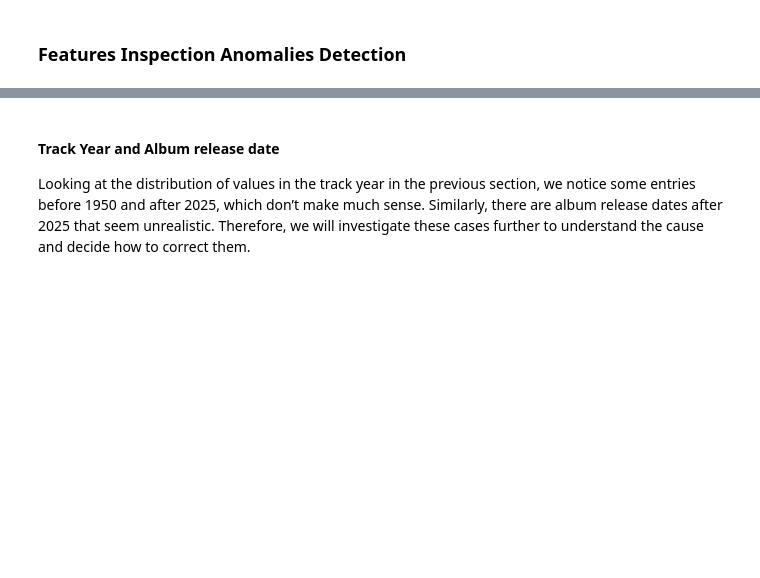
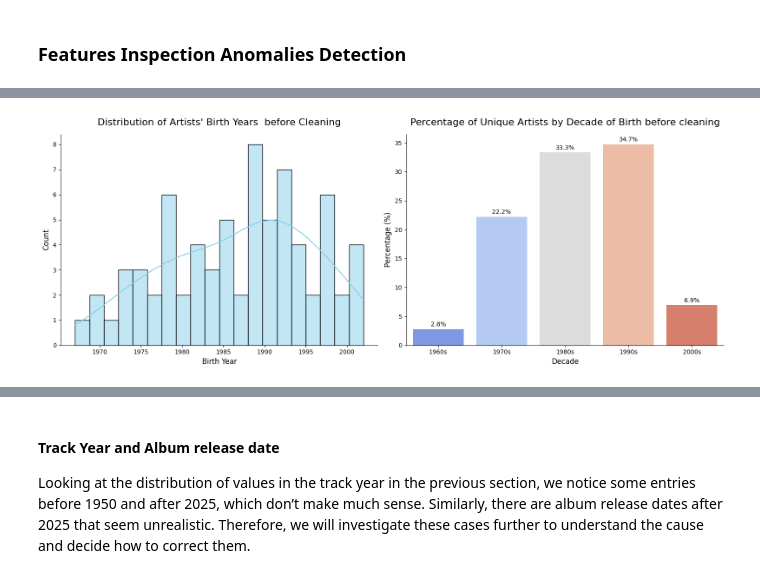
Before and after one commit to MichelaFaella/data_mining_project, a Jupyter notebook: data_understanding.ipynb, the cells around one changed output, grey strips where cells are left out. Saved outputs shown, nothing was run; the diff lists cells and outputs as text; code cells hidden in the pictures; blank space fills up the shorter version.

```diff
--- a/data_understanding.ipynb
+++ b/data_understanding.ipynb
@@ -500,0 +923,15 @@ The data distribution and the statistics presented above reveal some anomalies a
+# %%
+print('Before')
+display( df[df['description'].str.contains('gruppo musicale canadese', case=False, na=False)]
+    .drop_duplicates(subset=['name'])
+    .sort_values(by='name'))
+
+print('After')
+# Fix Priestess' incorrect description and active_start date
+df.loc[df['name'].str.lower() == 'priestess', ['description', 'active_start']] = [
+    'cantante e rapper italiana',
+    '2027-01-01'
+]
+
+# Verify the update
+print(df[df['name'].str.lower() == 'priestess'][['name', 'description', 'active_start']])
@@ -500,0 +993,69 @@ The data distribution and the statistics presented above reveal some anomalies a
+# %%
+# Count missing values in 'birthdate' column
+missing_birthdates = df['birth_date'].isna().sum()
+
+print(f"Number of missing values in 'birthdate' column: {missing_birthdates}")
+
+import pandas as pd
+import matplotlib.pyplot as plt
+import seaborn as sns
+
+def plot_birth_decades(df ,title1, title2):
+    """
+    Plots:
+      1. Histogram of birth years
+      2. Percentage of unique artists by decade of birth
+
+    Parameters:
+        df (pd.DataFrame): DataFrame containing at least 'name' and 'birth_date' columns.
+    """
+    # --- 1. Keep only unique artists ---
+    unique_artists = df.drop_duplicates(subset=['name'])
+
+    # --- 2. Extract birth year ---
+    birth_year = unique_artists['birth_date'].dt.year
+
+
+    # Drop missing values
+    birth_year = birth_year.dropna()
+
+    # --- 4. Create decade bins ---
+    start = (int(birth_year.min()) // 10) * 10
+    end = (int(birth_year.max()) // 10 + 1) * 10
+    bins = list(range(start, end + 1, 10))
+    labels = [f"{b}s" for b in bins[:-1]]
+
+    # --- 5. Assign decades ---
+    decades = pd.cut(birth_year, bins=bins, labels=labels, right=False)
+
+    # --- 6. Calculate percentage per decade ---
+    group_percent = decades.value_counts(normalize=True).sort_index() * 100
+    group_df = pd.DataFrame({'decade': group_percent.index, 'percent': group_percent.values})
+
+    # --- 7. Plot both charts side by side ---
+    fig, axes = plt.subplots(1, 2, figsize=(16, 6))
+
+    # Histogram of birth years
+    sns.histplot(birth_year, bins=20, kde=True, ax=axes[0], color='skyblue')
+    axes[0].set_title(title1, fontsize=16, pad=15)
+    axes[0].set_xlabel("Birth Year", fontsize=12)
+    axes[0].set_ylabel("Count", fontsize=12)
+
+    # Percentage per decade
+    sns.barplot(data=group_df, x='decade', y='percent', hue='decade', palette='coolwarm', legend=False, ax=axes[1])
+    for i, val in enumerate(group_df['percent']):
+        axes[1].text(i, val + 0.5, f"{val:.1f}%", ha='center', fontsize=10)
+    axes[1].set_title(title2, fontsize=16, pad=15)
+    axes[1].set_xlabel("Decade", fontsize=12)
+    axes[1].set_ylabel("Percentage (%)", fontsize=12)
+
+    sns.despine()
+    plt.tight_layout()
+    plt.show()
+
+
+plot_birth_decades(df, "Distribution of Artists' Birth Years  before Cleaning",'Percentage of Unique Artists by Decade of Birth before cleaning')
+
+# Confirm df is unchanged
+print(df.columns)
+# %% [output]
@@ -500,0 +1063 @@ The data distribution and the statistics presented above reveal some anomalies a
+[figure, added]
```
Also changed, not shown: parts of 130 cells of this notebook.
